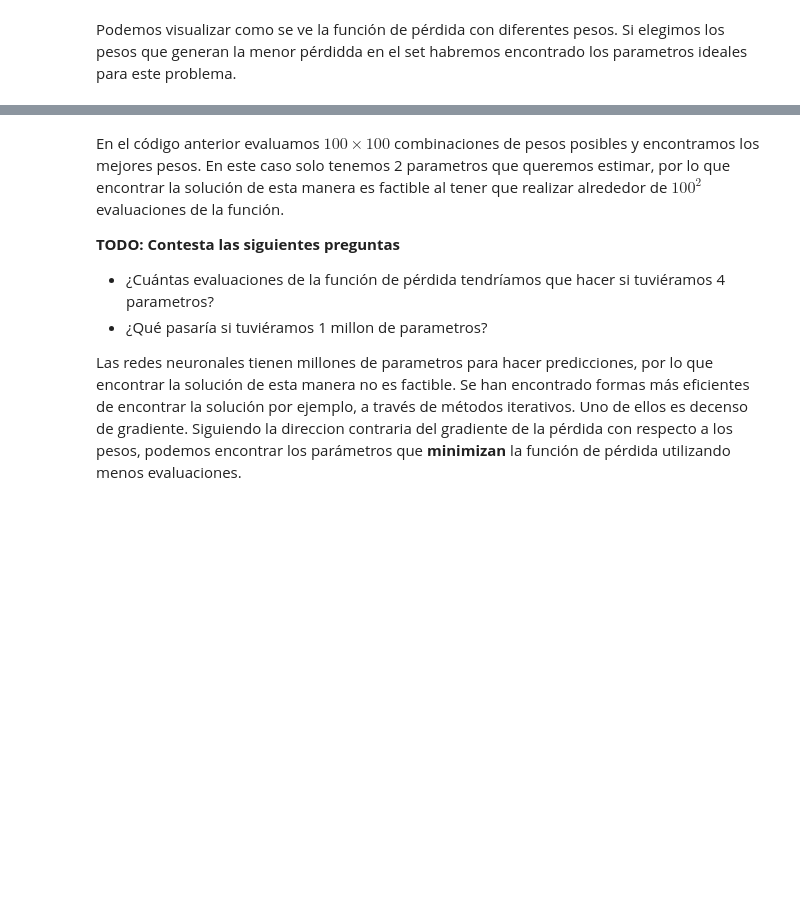
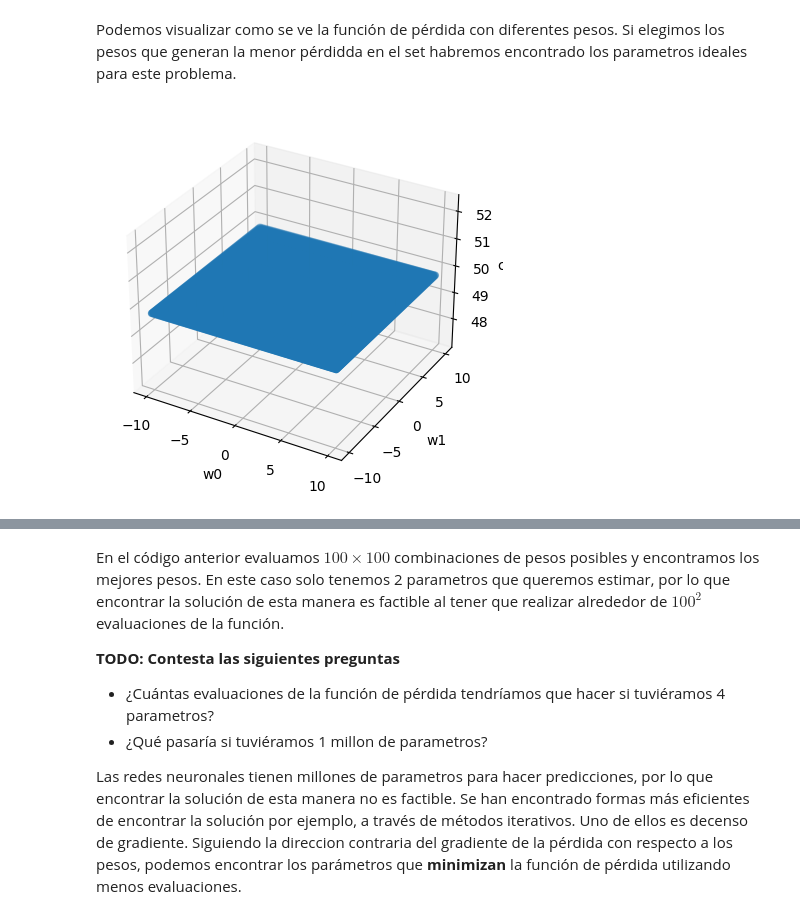
Before and after one commit to xJonathanS7x/SI23-BongoCat, a Jupyter notebook: ejercicio_2-LogisticReg/ejercicio_2.ipynb, the cells around one changed output, grey strips where cells are left out. Drawn from its saved outputs; the diff is of its cells as text; code cells hidden in the pictures; blank space fills up the shorter version.

```diff
--- a/ejercicio_2-LogisticReg/ejercicio_2.ipynb
+++ b/ejercicio_2-LogisticReg/ejercicio_2.ipynb
@@ -45,6 +49,8 @@ def mse_loss(y, y_pred):
     """
     # TODO: Calcula el resultado de la función de pérdida
     # ====== Start of solution =====
+    loss = 1/2 * np.mean((y - y_pred)**2)
+
     return loss
     # ====== End of solution =====
 
@@ -52,8 +58,9 @@ def mse_loss(y, y_pred):
 w = np.random.uniform(-10, 10, size=(2, 1))
 
 # TODO: Calcula las preddiciones para el conjunto de entrenamiento x_train
-y_pred = ...
-
+# ====== Start of solution =====
+y_pred = x_train @ w
+# ====== End of solution =====
 # TODO: Calcula la función de pérdida para las predicciones(y_pred) y los valores reales (y_train)
 # ====== Start of solution =====
 
@@ -64,33 +71,35 @@ Si elegimos los pesos que generan la menor pérdidda en el set habremos encontra
 # %%
 # Probaremos con 100x100 combinaciones de distintos parametros
 w0 = np.linspace(-10, 10, 100)
 w1 = np.linspace(-10, 10, 100)
 w0w0, w1w1 = np.meshgrid(w0, w1)
 w0_flat = w0w0.ravel()
 w1_flat = w1w1.ravel()
 W = np.stack([w0_flat, w1_flat], axis=0)
 
 
 # Calculamos la función de pérdida
 # TODO: calcula el costo de las predicciones (y_pred) contra etiquetas (y_train)
 # usando las 100x100 combindaciones de parametros (W)
 # ====== Start of solution =====
-y_pred = ...
-calc_cost = ...
+y_pred = x_train @ W
+calc_cost = mse_loss(y_train, y_pred)
 # ====== End of solution =====
 
 # Graficamos los parametros w con su respectivo costo en el eje de las x
 fig = plt.figure()
 ax = fig.add_subplot(projection='3d')
 ax.scatter(w0_flat, w1_flat, calc_cost)
 
 # TODO: Escribe a qué valor corresponde cada eje
 # ====== Start of solution =====
-ax.set_xlabel(...)
-ax.set_ylabel(...)
-ax.set_zlabel(...)
+ax.set_xlabel('w0')
+ax.set_ylabel('w1')
+ax.set_zlabel('cost')
 # ====== End of solution =====
 plt.show()
+# %% [output]
+[figure, added]
 # %%
 # Podemos encontrar la combinación de pesos que minimizan la pérdida
 # Y de esta manera encontrar los pesos ideales
```
Also changed, not shown: parts of 11 cells of this notebook.
